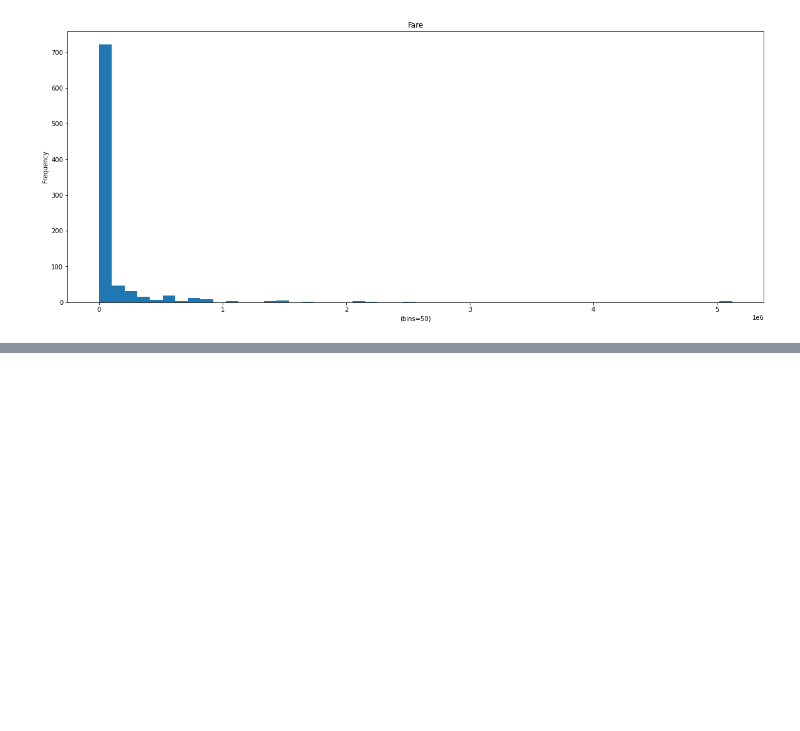
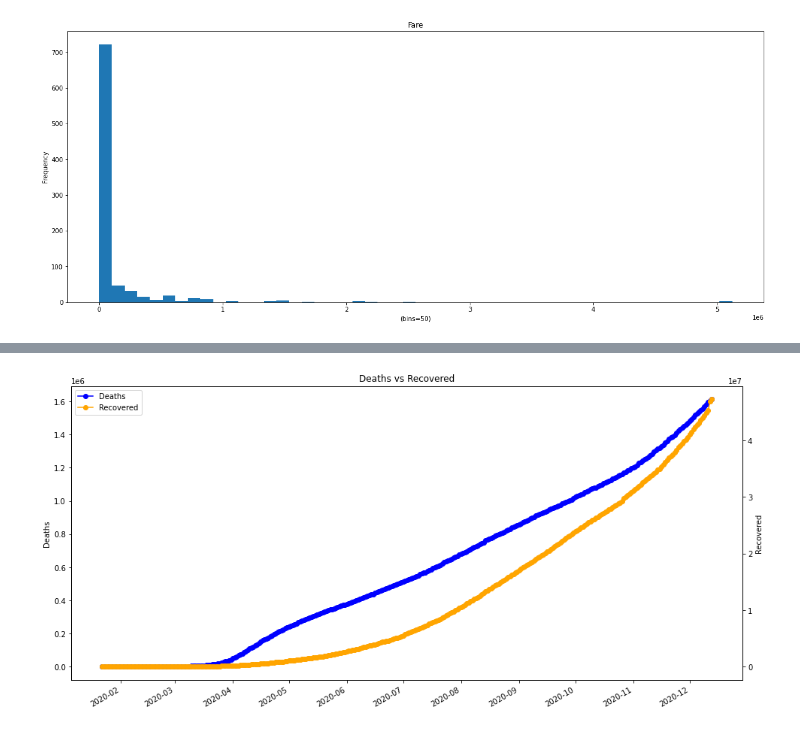
Before and after one commit to gurkandyilmaz/data_visualization, a Jupyter notebook: visualization/data_visualization.ipynb, the cells around one changed output, grey strips where cells are left out. Drawn from its saved outputs; the diff is of its cells as text; code cells hidden in the pictures; blank space fills up the shorter version.

```diff
--- a/visualization/data_visualization.ipynb
+++ b/visualization/data_visualization.ipynb
@@ -313,0 +324,13 @@ plt.show()
+# %%
+
+fig, ax = plt.subplots(figsize=(16,8))
+ax2 = ax.twinx()
+p1 = ax.plot_date(df.loc[:, "Date"], df.loc[:, "Deaths"], linestyle='solid', color="blue", label="Deaths")
+p2 = ax2.plot_date(df.loc[:, "Date"], df.loc[:, "Recovered"], linestyle='solid', color="orange", label="Recovered")
+ax.set_ylabel("Deaths")
+ax2.set_ylabel("Recovered")
+ax.set_title("Deaths vs Recovered")
+ax.legend((p1[0], p2[0]),(p1[0].get_label(), p2[0].get_label()))
+fig.autofmt_xdate()
+# %% [output]
+[figure, added]
```
Also changed, not shown: parts of 15 cells of this notebook, 3 other files.
